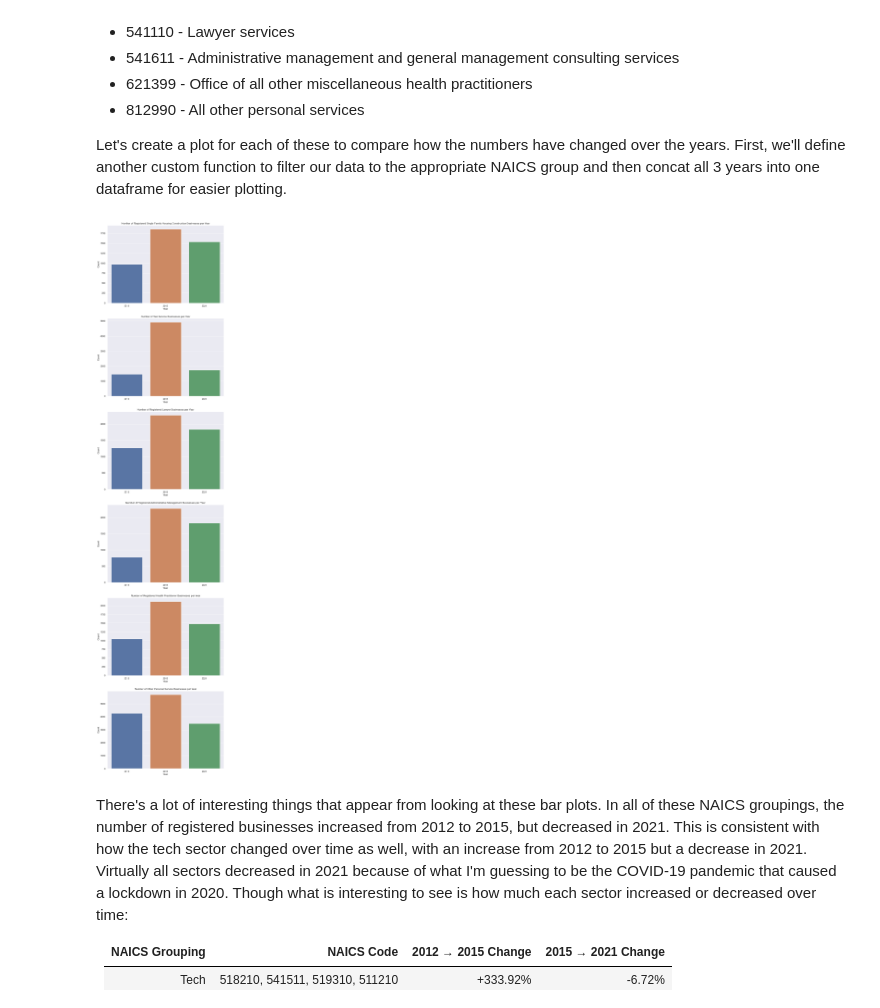
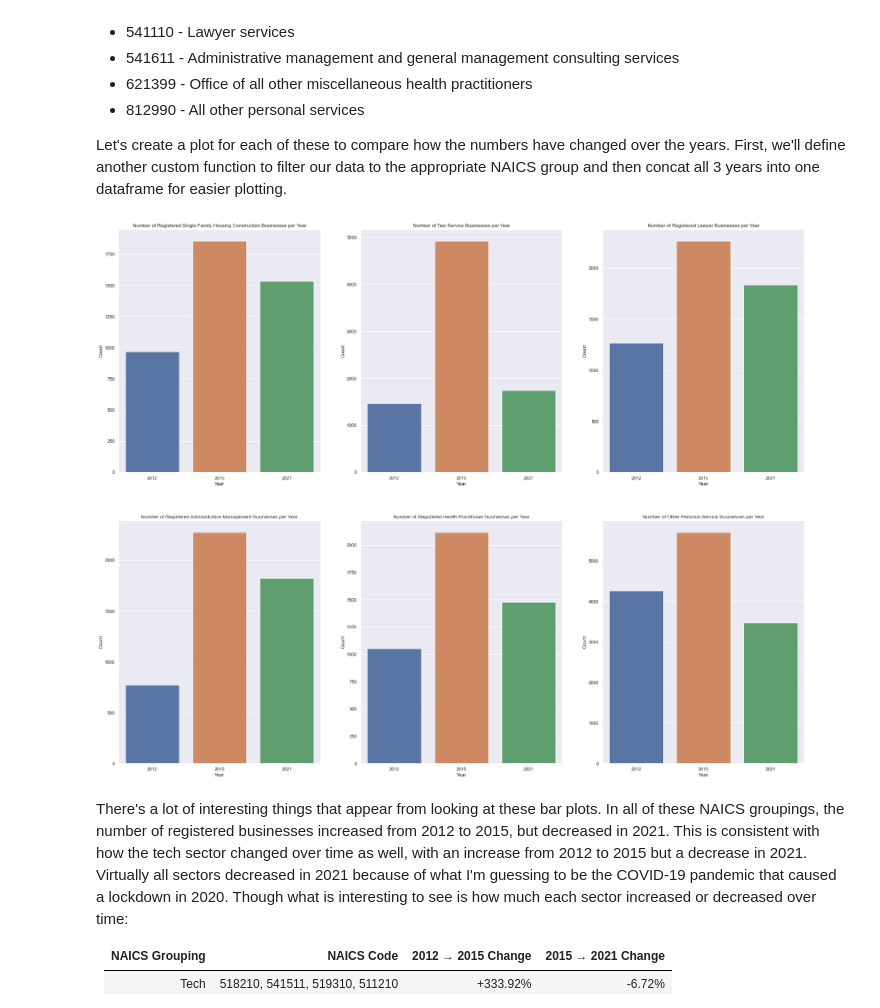
Before and after one commit to Krocketeer/HCDE410-Final-Project, a Jupyter notebook: main.ipynb, the cells around one changed output. Drawn from its saved outputs; the diff is of its cells as text; code cells hidden in the pictures.

```diff
--- a/main.ipynb
+++ b/main.ipynb
@@ -308,36 +308,36 @@ admin = concat_naics(licenses, 541611)
 health = concat_naics(licenses, 621399)
 other = concat_naics(licenses, 812990)
 # %%
-fig, ax = plt.subplots(6, figsize=(10, 48))
+fig, ax = plt.subplots(2, 3, figsize=(30, 24))
 
-sns.barplot(x="year", y="Count", ax=ax[0], data=construction)
-ax[0].set_title("Number of Registered Single Family Housing Construction Businesses per Year")
-ax[0].set_xlabel("Year")
+sns.barplot(x="year", y="Count", ax=ax[0][0], data=construction)
+ax[0][0].set_title("Number of Registered Single Family Housing Construction Businesses per Year")
+ax[0][0].set_xlabel("Year")
 
-sns.barplot(x="year", y="Count", ax=ax[1], data=taxi)
-ax[1].set_title("Number of Taxi Service Businesses per Year")
-ax[1].set_xlabel("Year")
+sns.barplot(x="year", y="Count", ax=ax[0][1], data=taxi)
+ax[0][1].set_title("Number of Taxi Service Businesses per Year")
+ax[0][1].set_xlabel("Year")
 
-sns.barplot(x="year", y="Count", ax=ax[2], data=lawyer)
-ax[2].set_title("Number of Registered Lawyer Businesses per Year")
-ax[2].set_xlabel("Year")
+sns.barplot(x="year", y="Count", ax=ax[0][2], data=lawyer)
+ax[0][2].set_title("Number of Registered Lawyer Businesses per Year")
+ax[0][2].set_xlabel("Year")
 
-sns.barplot(x="year", y="Count", ax=ax[3], data=admin)
-ax[3].set_title("Number of Registered Administrative Management Businesses per Year")
-ax[3].set_xlabel("Year")
+sns.barplot(x="year", y="Count", ax=ax[1][0], data=admin)
+ax[1][0].set_title("Number of Registered Administrative Management Businesses per Year")
+ax[1][0].set_xlabel("Year")
 
-sns.barplot(x="year", y="Count", ax=ax[4], data=health)
-ax[4].set_title("Number of Registered Health Practitioner Businesses per Year")
-ax[4].set_xlabel("Year")
+sns.barplot(x="year", y="Count", ax=ax[1][1], data=health)
+ax[1][1].set_title("Number of Registered Health Practitioner Businesses per Year")
+ax[1][1].set_xlabel("Year")
 
-sns.barplot(x="year", y="Count", ax=ax[5], data=other)
-ax[5].set_title("Number of Other Personal Service Businesses per Year")
-ax[5].set_xlabel("Year")
+sns.barplot(x="year", y="Count", ax=ax[1][2], data=other)
+ax[1][2].set_title("Number of Other Personal Service Businesses per Year")
+ax[1][2].set_xlabel("Year")
 
 plt.savefig("figures/top_business_changes_comparison.png", bbox_inches="tight")
 plt.show()
 # %% [output]
-[figure, old version]
+[figure, new version]
 # %% [markdown]
 There's a lot of interesting things that appear from looking at these bar plots. In all of these
 NAICS groupings, the number of registered businesses increased from 2012 to 2015, but decreased
```
Also changed, not shown: 1 other file.
